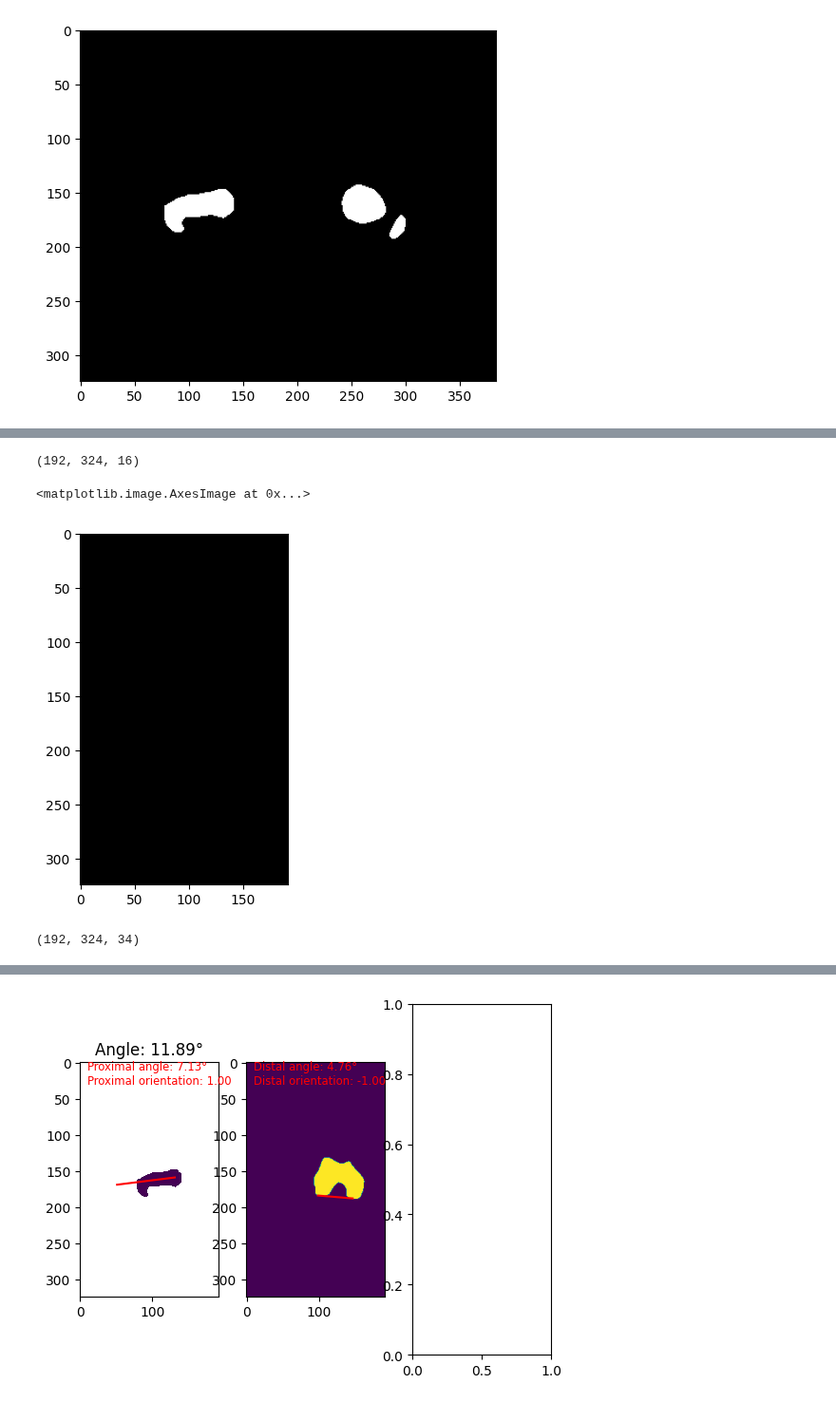
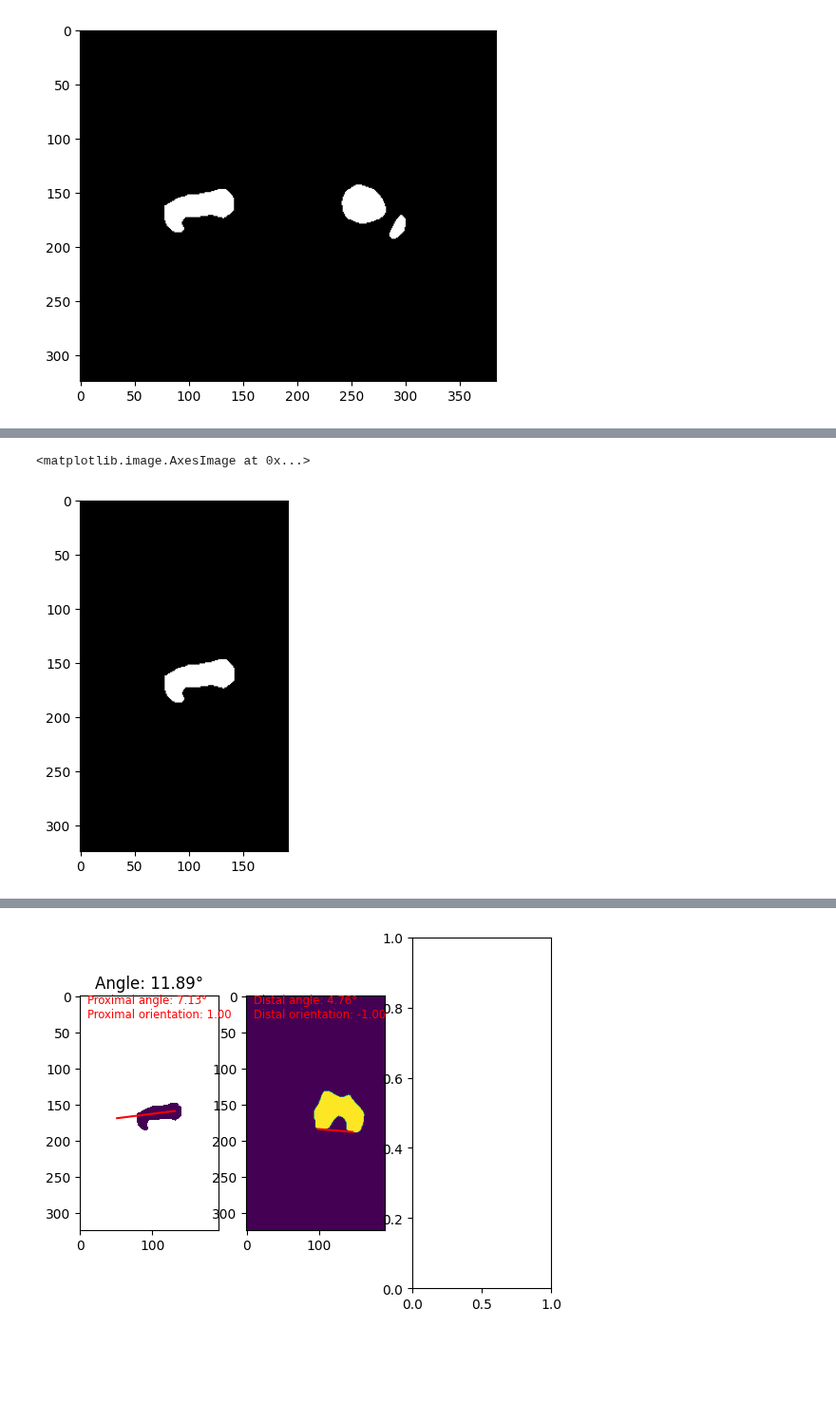
Before and after one commit to swestfechtel/morphometry, a Jupyter notebook: notebooks/augsburg_test.ipynb, the cells around one changed output, grey strips where cells are left out. Shown at 95% size. Drawn from its saved outputs; the diff is of its cells as text; code cells hidden in the pictures; blank space fills up the shorter version.

```diff
--- a/notebooks/augsburg_test.ipynb
+++ b/notebooks/augsburg_test.ipynb
@@ -88,13 +78,5 @@ plt.imshow(hip_mask[:, :, hip_mask.shape[2] // 2].T, cmap='gray')
-# %%
-left_hip.shape
-# %% [output]
-(192, 324, 16)
 # %%
-plt.imshow(left_hip.array[:, :, 1].T, cmap='gray')
+plt.imshow(left_hip.array[:, :, 8].T, cmap='gray')
 # %% [output]
 <matplotlib.image.AxesImage at 0x...>
-[figure, old version]
+[figure, new version]
-# %%
-left_knee.shape
-# %% [output]
-(192, 324, 34)
```
Also changed, not shown: parts of 6 cells of this notebook, 3 other files.
